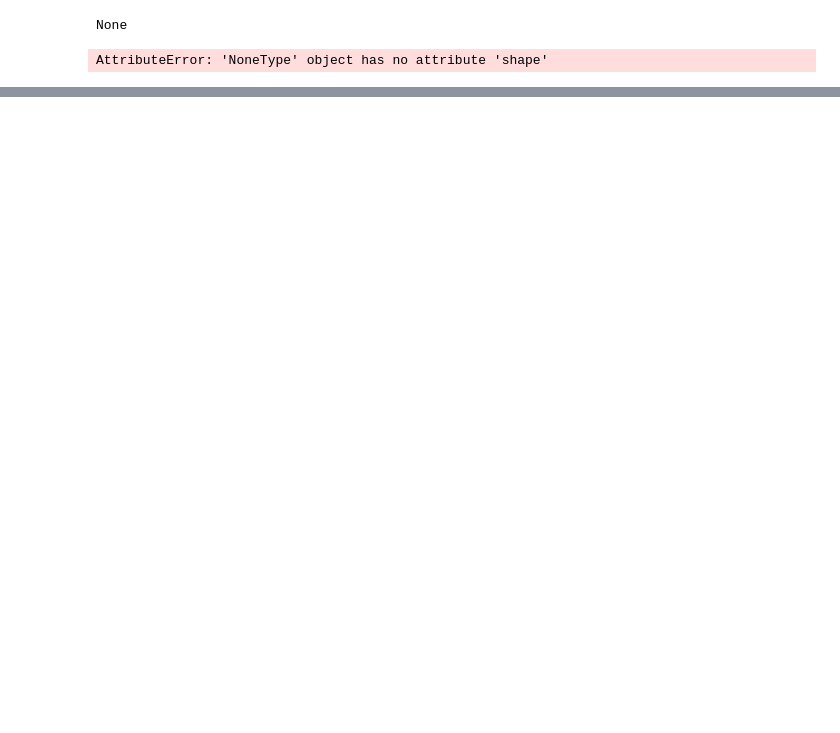
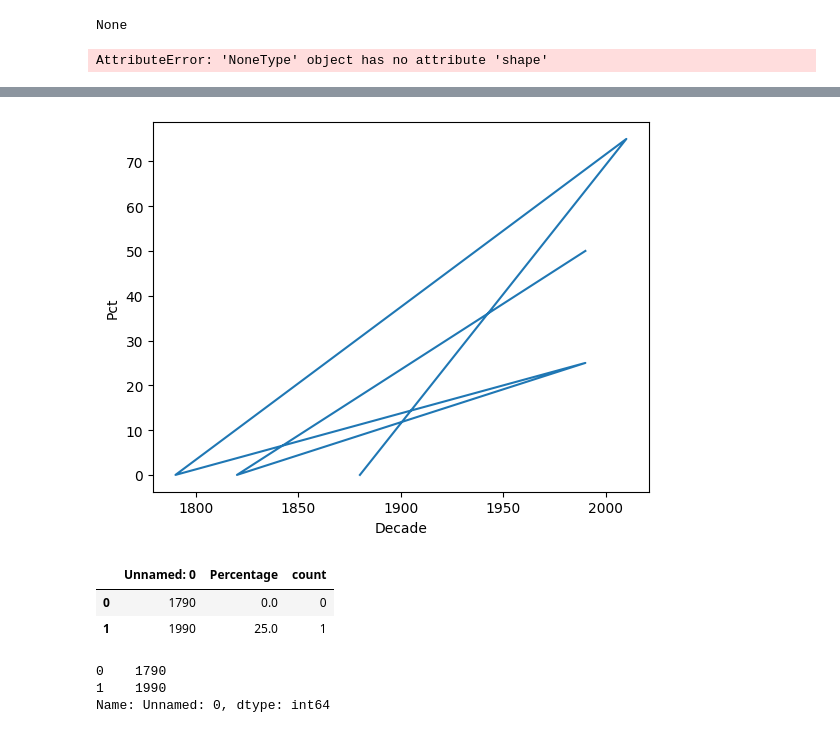
Before and after one commit to idadencker/CDS_vis24, a Jupyter notebook: assignment_4/src/detecting_faces.ipynb, the cells around one changed output, grey strips where cells are left out. Drawn from its saved outputs; the diff is of its cells as text; code cells hidden in the pictures; blank space fills up the shorter version.

```diff
--- a/assignment_4/src/detecting_faces.ipynb
+++ b/assignment_4/src/detecting_faces.ipynb
@@ -701,0 +306,15 @@ is_face_present
+# %%
+import os
+import pandas as pd
+
+csv_files = [f for f in os.listdir("../out/") if f.endswith('.csv')]
+print(csv_files)
+
+dfs = []
+
+for csv in csv_files:
+    df = pd.read_csv(os.path.join("../out", csv))
+    dfs.append(df)
+
+final_df = pd.concat(dfs, ignore_index=True)
+final_df
@@ -701,0 +330,42 @@ is_face_present
+# %%
+#plot
+
+#plot all 3 by using the merged dataset, color 3 lines in different colors,
+
+#x = decade, y= percentage, titel= name of newspaper
+
+#import csv
+
+
+import matplotlib.pyplot as plt
+import numpy as np
+
+# Extract the date and close price columns
+dates = final_df.iloc[:,0]
+closing_price = final_df['Percentage']
+
+# Create a line plot
+plt.plot(dates, closing_price)
+plt.xlabel("Decade")
+plt.ylabel("Pct")
+
+
+# Show the plot
+plt.show()
+
+
+#obs rotate x lables 45 d if needed
+# %% [output]
+[figure, added]
+# %%
+data
+# %% [output]
+|  | Unnamed: 0 | Percentage | count |
+| 0 | 1790 | 0.0 | 0 |
+| 1 | 1990 | 25.0 | 1 |
+# %%
+data.iloc[:,0]
+# %% [output]
+0    1790
+1    1990
+Name: Unnamed: 0, dtype: int64
```
Also changed, not shown: parts of 23 cells of this notebook, 9 other files.
